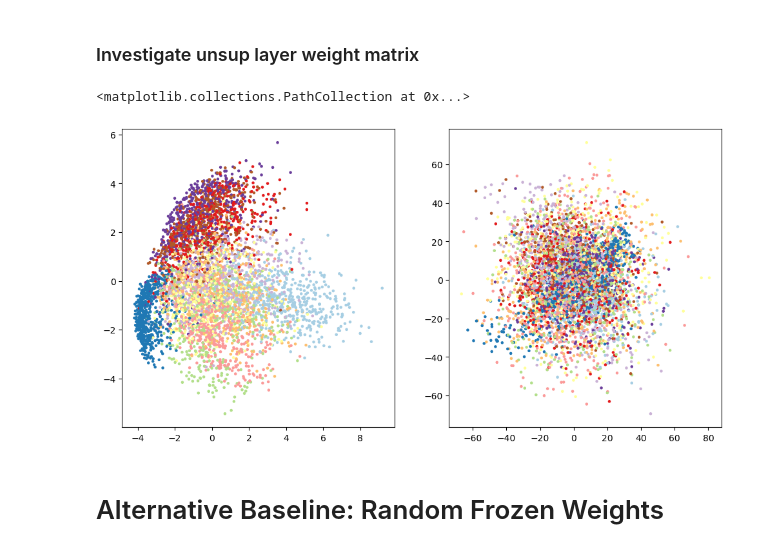
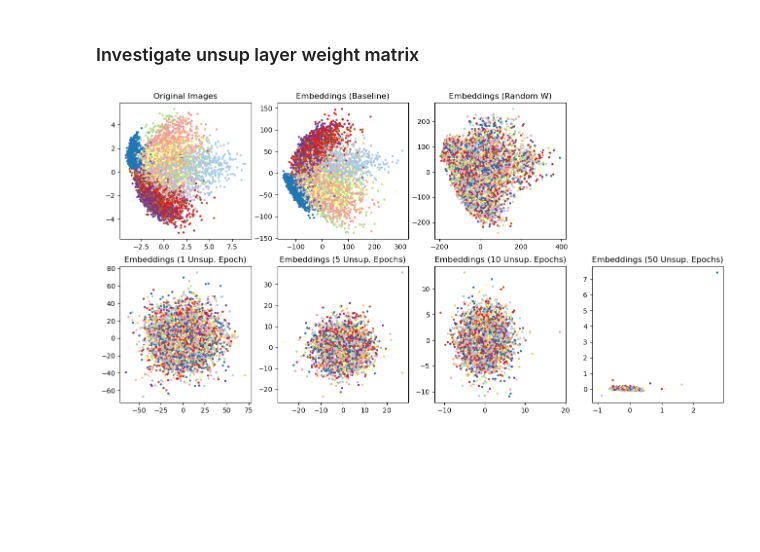
Before and after one commit to cutterdawes/HebbianLearning, a Jupyter notebook: experimental.ipynb, the cells around one changed output. Saved outputs shown, nothing was run; the diff lists cells and outputs as text; code cells hidden in the pictures; blank space fills up the shorter version.

Commit message:
Exploration of Hebb's rule results

```diff
--- a/experimental.ipynb
+++ b/experimental.ipynb
@@ -128,20 +35,46 @@ Test loss: 0.141, 	 test accuracy: 89 %
 from sklearn.decomposition import PCA
 # %%
 pca = PCA(n_components=2)
+# %%
+trainset = FastMNIST('./data', train=True, download=True)
 # %%
 images, labels = next(iter(DataLoader(trainset, batch_size=5000, shuffle=True)))
 # %%
 x = images.reshape(-1, 28*28)
 x_proj = pca.fit_transform(x)
 # %%
-Wx = model.unsup_layer(x)
-Wx_proj = pca.fit_transform(Wx.detach())
+Wx_hebbs_rule1 = hebbs_rule1.unsup_layer(x)
+Wx_proj_hebbs_rule1 = pca.fit_transform(Wx_hebbs_rule1.detach())
+Wx_hebbs_rule5 = hebbs_rule5.unsup_layer(x)
+Wx_proj_hebbs_rule5 = pca.fit_transform(Wx_hebbs_rule5.detach())
+Wx_hebbs_rule10 = hebbs_rule10.unsup_layer(x)
+Wx_proj_hebbs_rule10 = pca.fit_transform(Wx_hebbs_rule10.detach())
+Wx_hebbs_rule50 = hebbs_rule50.unsup_layer(x)
+Wx_proj_hebbs_rule50 = pca.fit_transform(Wx_hebbs_rule50.detach())
+Wx_random_W = random_W.unsup_layer(x)
+Wx_proj_random_W = pca.fit_transform(Wx_random_W.detach())
+# %%
+Wx_baseline = baseline.input(x)
+Wx_proj_baseline = pca.fit_transform(Wx_baseline.detach())
 # %%
-fig, axes = plt.subplots(1, 2, figsize=(12, 6))
-axes[0].scatter(x_proj[:, 0], x_proj[:, 1], c=labels, cmap='Paired', s=5)
-axes[1].scatter(Wx_proj[:, 0], Wx_proj[:, 1], c=labels, cmap='Paired', s=5)
+fig, axes = plt.subplots(2, 4, figsize=(16, 8))
+
+axes[0, 0].scatter(x_proj[:, 0], x_proj[:, 1], c=labels, cmap='Paired', s=5)
+axes[0, 1].scatter(Wx_proj_baseline[:, 0], Wx_proj_baseline[:, 1], c=labels, cmap='Paired', s=5)
+axes[0, 2].scatter(Wx_proj_random_W[:, 0], Wx_proj_random_W[:, 1], c=labels, cmap='Paired', s=5)
+axes[1, 0].scatter(Wx_proj_hebbs_rule1[:, 0], Wx_proj_hebbs_rule1[:, 1], c=labels, cmap='Paired', s=5)
+axes[1, 1].scatter(Wx_proj_hebbs_rule5[:, 0], Wx_proj_hebbs_rule5[:, 1], c=labels, cmap='Paired', s=5)
+axes[1, 2].scatter(Wx_proj_hebbs_rule10[:, 0], Wx_proj_hebbs_rule10[:, 1], c=labels, cmap='Paired', s=5)
+axes[1, 3].scatter(Wx_proj_hebbs_rule50[:, 0], Wx_proj_hebbs_rule50[:, 1], c=labels, cmap='Paired', s=5)
+
+axes[0, 0].set_title('Original Images')
+axes[0, 1].set_title('Embeddings (Baseline)')
+axes[0, 2].set_title('Embeddings (Random W)')
+axes[0, 3].axis('off')
+axes[1, 0].set_title('Embeddings (1 Unsup. Epoch)')
+axes[1, 1].set_title('Embeddings (5 Unsup. Epochs)')
+axes[1, 2].set_title('Embeddings (10 Unsup. Epochs)')
+axes[1, 3].set_title('Embeddings (50 Unsup. Epochs)')
+fig.savefig('figures/embeddings_comparison.png', dpi=300)
 # %% [output]
-<matplotlib.collections.PathCollection at 0x...>
-[figure, old version]
+[figure, new version]
-# %% [markdown]
-# Alternative Baseline: Random Frozen Weights
```
Also changed, not shown: parts of 14 cells of this notebook, 1 other file.
